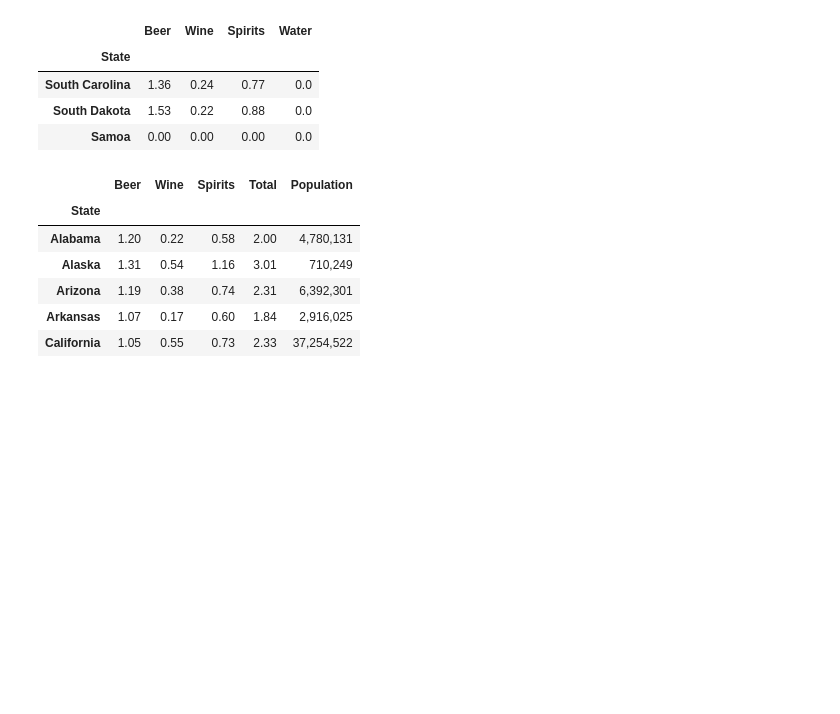
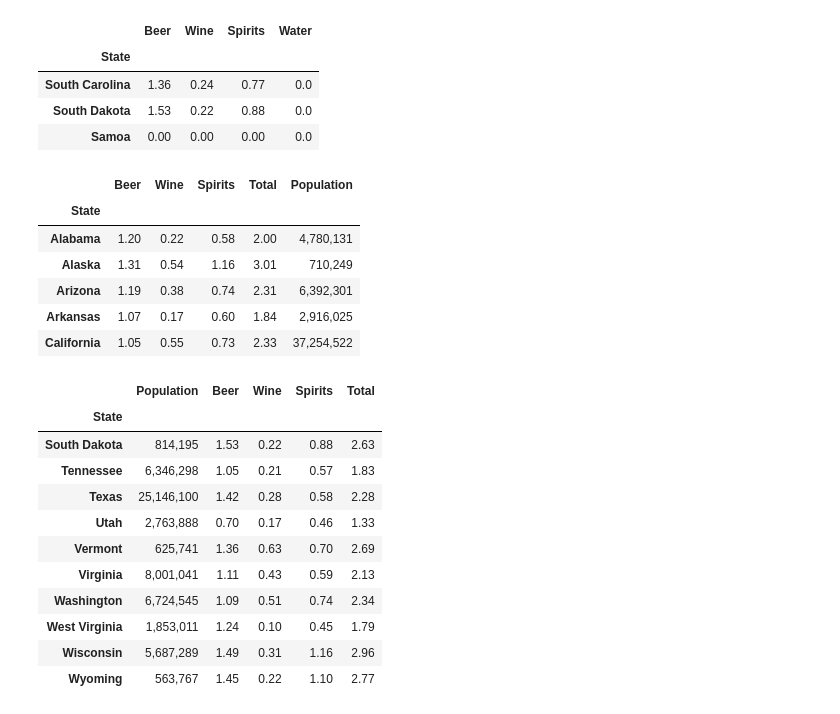
Before and after one commit to LunaALL/DataStudy, a Jupyter notebook: DataEngineering/pandasstuDataFrame.ipynb, the cells around one changed output. Saved outputs shown, nothing was run; the diff lists cells and outputs as text; code cells hidden in the pictures; blank space fills up the shorter version.

```diff
--- a/DataEngineering/pandasstuDataFrame.ipynb
+++ b/DataEngineering/pandasstuDataFrame.ipynb
@@ -198,3 +198,19 @@ df.head()
 | Arizona | 1.19 | 0.38 | 0.74 | 2.31 | 6,392,301 |
 | Arkansas | 1.07 | 0.17 | 0.60 | 1.84 | 2,916,025 |
 | California | 1.05 | 0.55 | 0.73 | 2.33 | 37,254,522 |
+# %%
+#인덱스를 키로 지정했다면 join도 가능
+popul.join(alco2009).tail(10)
+# %% [output]
+|  | Population | Beer | Wine | Spirits | Total |
+| State |  |  |  |  |  |
+| South Dakota | 814,195 | 1.53 | 0.22 | 0.88 | 2.63 |
+| Tennessee | 6,346,298 | 1.05 | 0.21 | 0.57 | 1.83 |
+| Texas | 25,146,100 | 1.42 | 0.28 | 0.58 | 2.28 |
+| Utah | 2,763,888 | 0.70 | 0.17 | 0.46 | 1.33 |
+| Vermont | 625,741 | 1.36 | 0.63 | 0.70 | 2.69 |
+| Virginia | 8,001,041 | 1.11 | 0.43 | 0.59 | 2.13 |
+| Washington | 6,724,545 | 1.09 | 0.51 | 0.74 | 2.34 |
+| West Virginia | 1,853,011 | 1.24 | 0.10 | 0.45 | 1.79 |
+| Wisconsin | 5,687,289 | 1.49 | 0.31 | 1.16 | 2.96 |
+| Wyoming | 563,767 | 1.45 | 0.22 | 1.10 | 2.77 |
```
